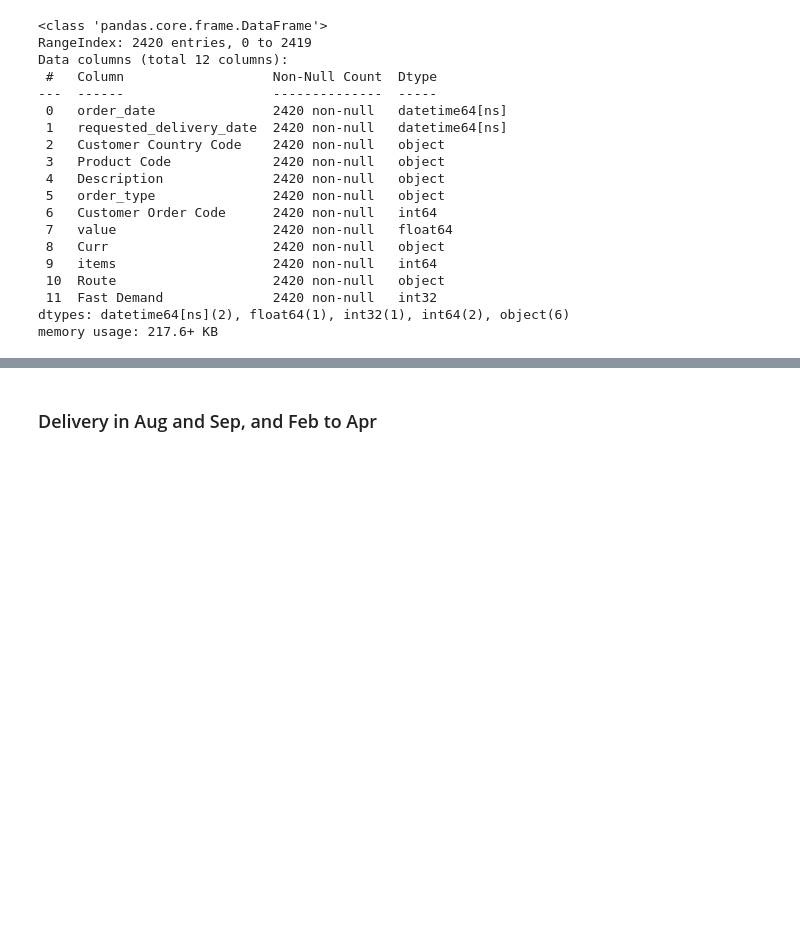
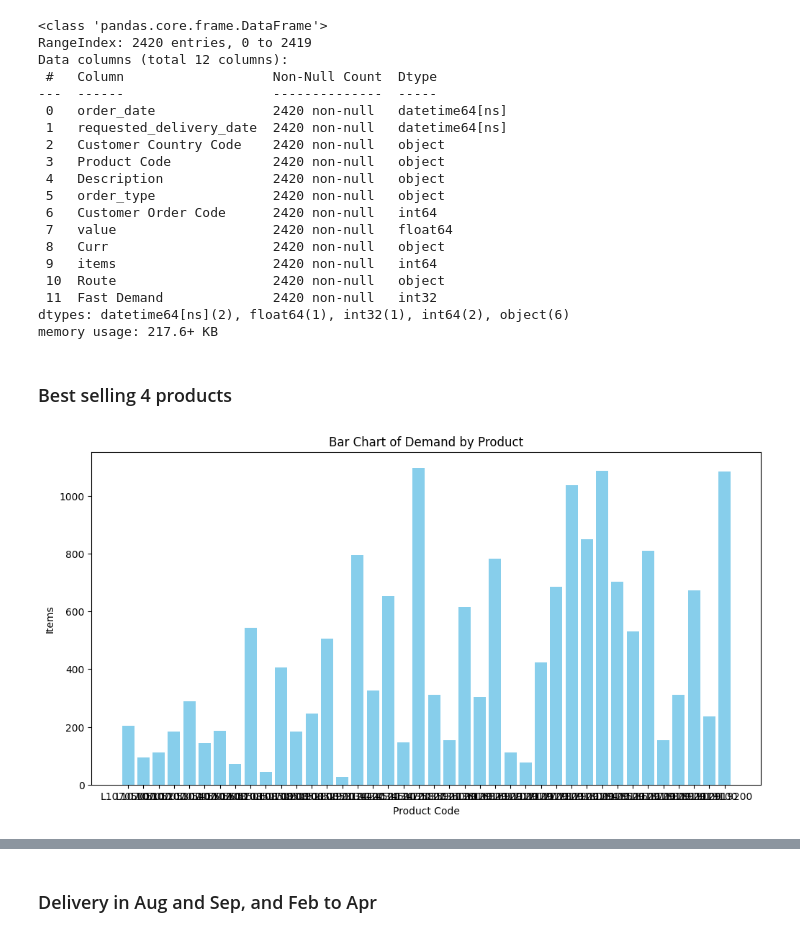
Before and after one commit to LLF00/datascience1, a Jupyter notebook: 5140 modelling/mockHackathon.ipynb, the cells around one changed output, grey strips where cells are left out. Saved outputs shown, nothing was run; the diff lists cells and outputs as text; code cells hidden in the pictures; blank space fills up the shorter version.

```diff
--- a/5140 modelling/mockHackathon.ipynb
+++ b/5140 modelling/mockHackathon.ipynb
@@ -154,3 +154,30 @@ Data columns (total 12 columns):
  11  Fast Demand              2420 non-null   int32
 dtypes: datetime64[ns](2), float64(1), int32(1), int64(2), object(6)
 memory usage: 217.6+ KB
+# %% [markdown]
+### Best selling 4 products
+# %%
+import pandas as pd
+import matplotlib.pyplot as plt
+
+# Assuming df is your DataFrame
+
+# Select the relevant columns
+df_product_items = df[['Product Code', 'items']]
+
+# Group by 'Product Code' and sum the 'items'
+df_product_items = df_product_items.groupby('Product Code')['items'].sum().reset_index()
+
+# Plot the bar chart
+plt.figure(figsize=(12, 6))
+plt.bar(df_product_items['Product Code'], df_product_items['items'], color='skyblue')
+
+# Add labels and title
+plt.xlabel('Product Code')
+plt.ylabel('Items')
+plt.title('Bar Chart of Demand by Product')
+
+# Show the plot
+plt.show()
+# %% [output]
+[figure, added]
```
Also changed, not shown: parts of 4 cells of this notebook.
